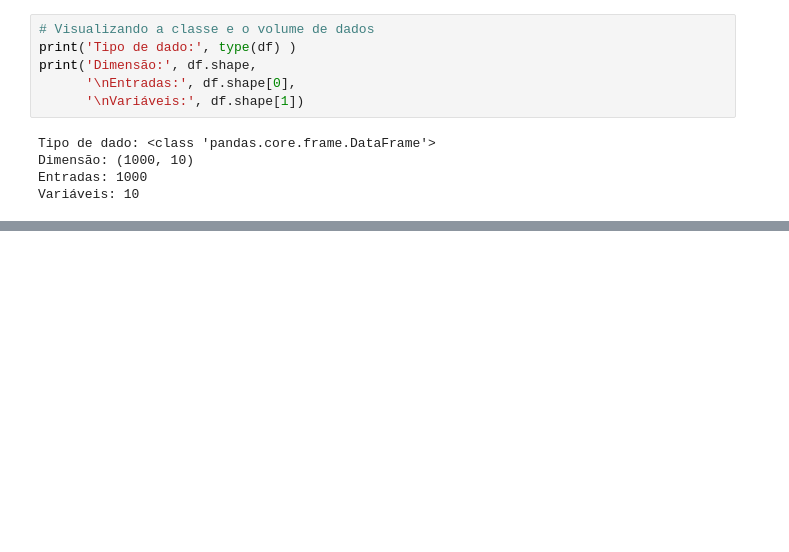
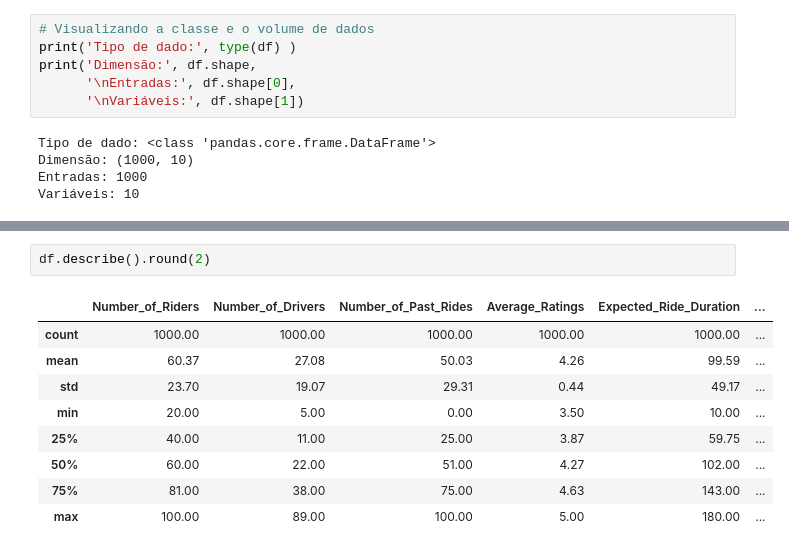
Before and after one commit to VitordsAmorim/Dynamic-Pricing, a Jupyter notebook: main.ipynb, the cells around one changed output, grey strips where cells are left out. Drawn from its saved outputs; the diff is of its cells as text; blank space fills up the shorter version.

```diff
--- a/main.ipynb
+++ b/main.ipynb
@@ -93,0 +109,12 @@ Index: []
+# %%
+df.describe().round(2)
+# %% [output]
+|  | Number_of_Riders | Number_of_Drivers | Number_of_Past_Rides | Average_Ratings | Expected_Ride_Duration | ... |
+| count | 1000.00 | 1000.00 | 1000.00 | 1000.00 | 1000.00 | ... |
+| mean | 60.37 | 27.08 | 50.03 | 4.26 | 99.59 | ... |
+| std | 23.70 | 19.07 | 29.31 | 0.44 | 49.17 | ... |
+| min | 20.00 | 5.00 | 0.00 | 3.50 | 10.00 | ... |
+| 25% | 40.00 | 11.00 | 25.00 | 3.87 | 59.75 | ... |
+| 50% | 60.00 | 22.00 | 51.00 | 4.27 | 102.00 | ... |
+| 75% | 81.00 | 38.00 | 75.00 | 4.63 | 143.00 | ... |
+| max | 100.00 | 89.00 | 100.00 | 5.00 | 180.00 | ... |
```
Also changed, not shown: parts of 7 cells of this notebook, 1 other file.
